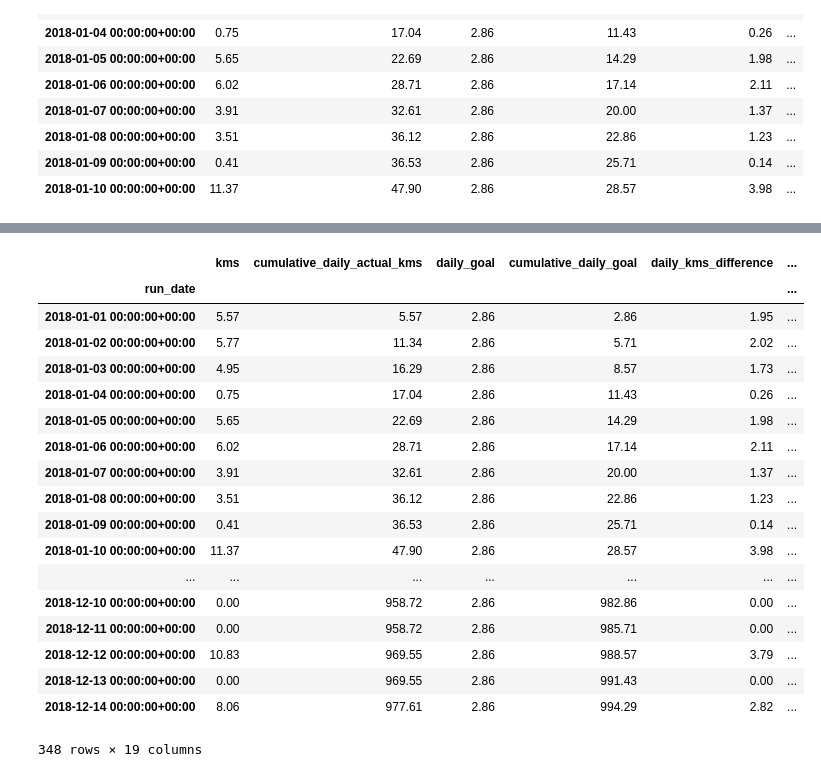
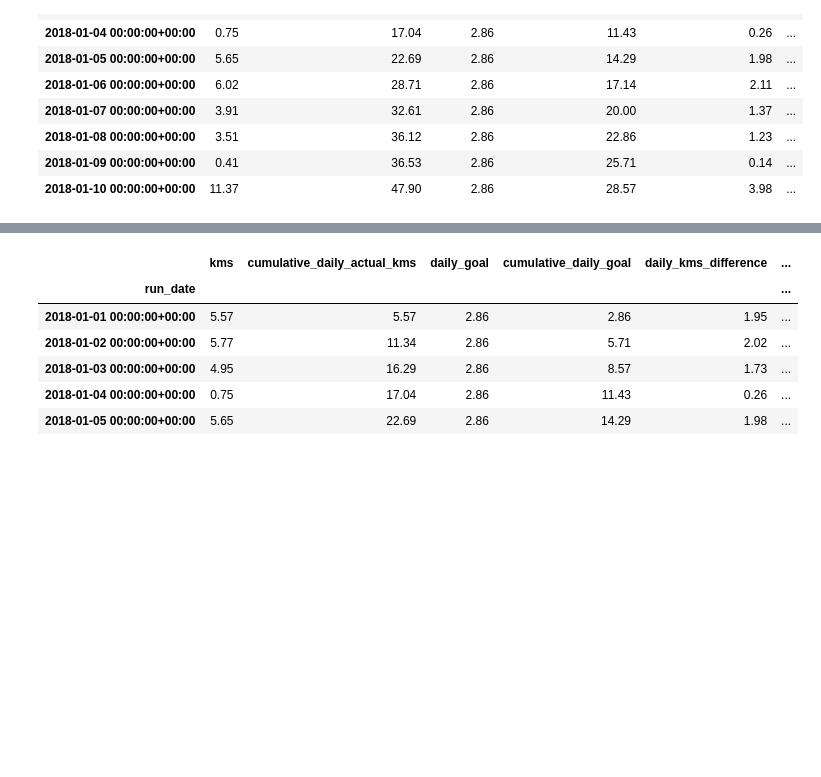
Before and after one commit to johnkbyrne/one-thousand-miles, a Jupyter notebook: 1000_kilometers.ipynb, the cells around one changed output, grey strips where cells are left out. Drawn from its saved outputs; the diff is of its cells as text; code cells hidden in the pictures; blank space fills up the shorter version.

```diff
--- a/1000_kilometers.ipynb
+++ b/1000_kilometers.ipynb
@@ -441,22 +441,12 @@ weekly_kms_df
+# %%
+daily_weekly_kms_df['annual_total'] = daily_weekly_kms_df['kms'].sum()
 # %%
-daily_weekly_kms_df
+daily_weekly_kms_df.head()
 # %% [output]
 |  | kms | cumulative_daily_actual_kms | daily_goal | cumulative_daily_goal | daily_kms_difference | ... |
 | run_date |  |  |  |  |  | ... |
 | 2018-01-01 00:00:00+00:00 | 5.57 | 5.57 | 2.86 | 2.86 | 1.95 | ... |
 | 2018-01-02 00:00:00+00:00 | 5.77 | 11.34 | 2.86 | 5.71 | 2.02 | ... |
 | 2018-01-03 00:00:00+00:00 | 4.95 | 16.29 | 2.86 | 8.57 | 1.73 | ... |
 | 2018-01-04 00:00:00+00:00 | 0.75 | 17.04 | 2.86 | 11.43 | 0.26 | ... |
 | 2018-01-05 00:00:00+00:00 | 5.65 | 22.69 | 2.86 | 14.29 | 1.98 | ... |
-| 2018-01-06 00:00:00+00:00 | 6.02 | 28.71 | 2.86 | 17.14 | 2.11 | ... |
-| 2018-01-07 00:00:00+00:00 | 3.91 | 32.61 | 2.86 | 20.00 | 1.37 | ... |
-| 2018-01-08 00:00:00+00:00 | 3.51 | 36.12 | 2.86 | 22.86 | 1.23 | ... |
-| 2018-01-09 00:00:00+00:00 | 0.41 | 36.53 | 2.86 | 25.71 | 0.14 | ... |
-| 2018-01-10 00:00:00+00:00 | 11.37 | 47.90 | 2.86 | 28.57 | 3.98 | ... |
-| ... | ... | ... | ... | ... | ... | ... |
-| 2018-12-10 00:00:00+00:00 | 0.00 | 958.72 | 2.86 | 982.86 | 0.00 | ... |
-| 2018-12-11 00:00:00+00:00 | 0.00 | 958.72 | 2.86 | 985.71 | 0.00 | ... |
-| 2018-12-12 00:00:00+00:00 | 10.83 | 969.55 | 2.86 | 988.57 | 3.79 | ... |
-| 2018-12-13 00:00:00+00:00 | 0.00 | 969.55 | 2.86 | 991.43 | 0.00 | ... |
-| 2018-12-14 00:00:00+00:00 | 8.06 | 977.61 | 2.86 | 994.29 | 2.82 | ... |
-348 rows × 19 columns
```
Also changed, not shown: parts of 4 cells of this notebook, 31 other files.
